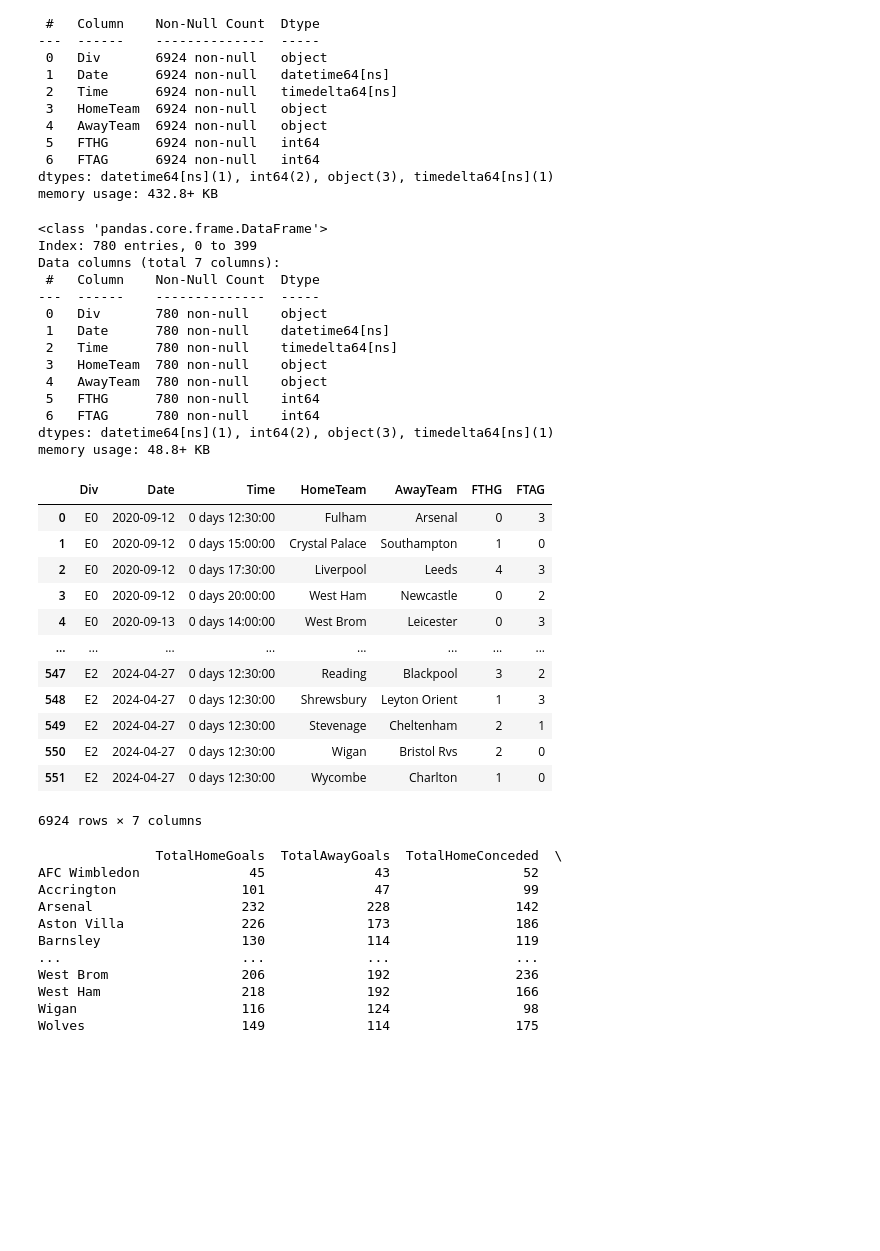
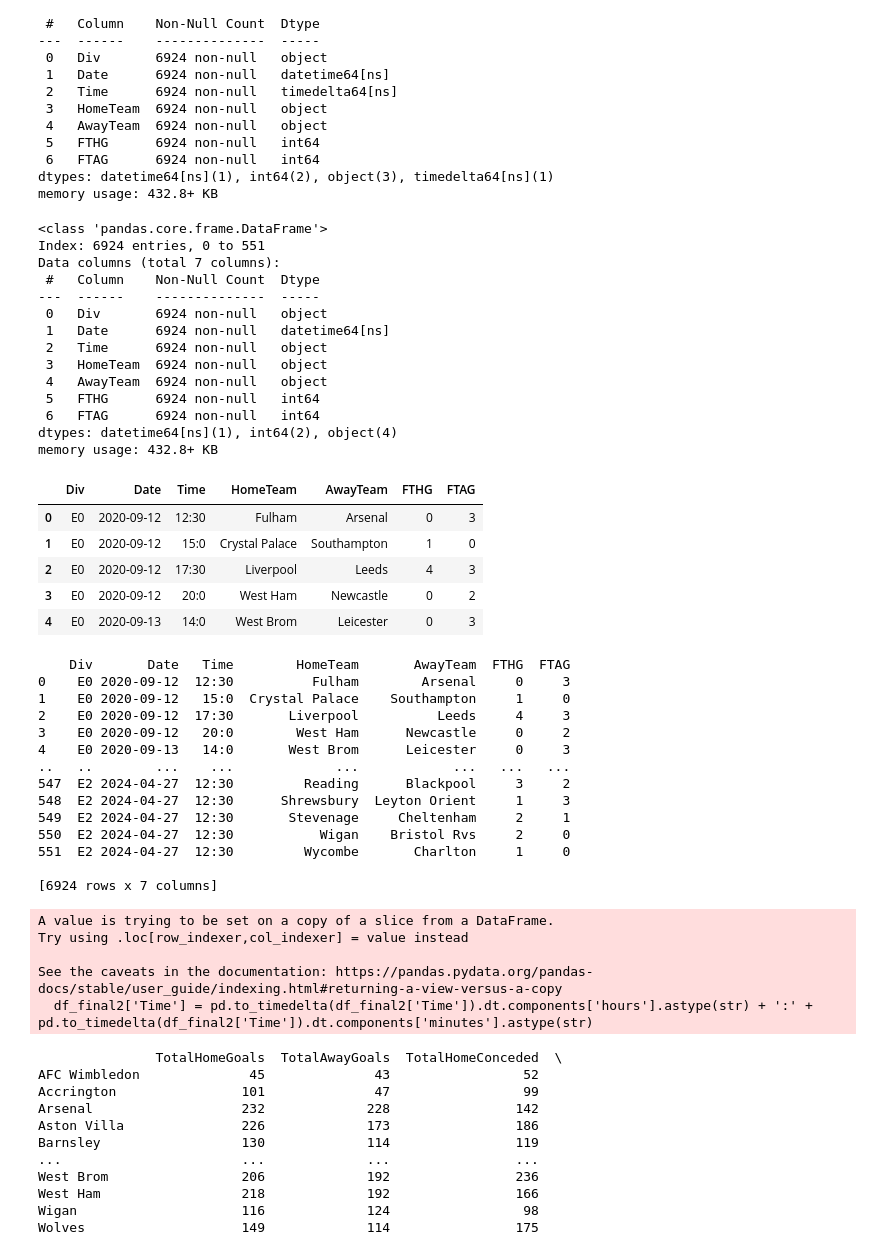
Before and after one commit to gregtsado/Goalbet, a Jupyter notebook: ETL.ipynb, the cells around one changed output. Cells and saved outputs as stored; diff of their text form; code cells hidden in the pictures; blank space fills up the shorter version.

```diff
--- a/ETL.ipynb
+++ b/ETL.ipynb
@@ -302,38 +272,53 @@ memory usage: 432.8+ KB
 # %%
 df_final2.to_csv('goalbet.csv', index=False)
 # %%
-df_final.info()
+df_final2.info()
 # %% [output]
 <class 'pandas.core.frame.DataFrame'>
-Index: 780 entries, 0 to 399
+Index: 6924 entries, 0 to 551
 Data columns (total 7 columns):
  #   Column    Non-Null Count  Dtype
 ---  ------    --------------  -----
- 0   Div       780 non-null    object
- 1   Date      780 non-null    datetime64[ns]
- 2   Time      780 non-null    timedelta64[ns]
- 3   HomeTeam  780 non-null    object
- 4   AwayTeam  780 non-null    object
- 5   FTHG      780 non-null    int64
- 6   FTAG      780 non-null    int64
-dtypes: datetime64[ns](1), int64(2), object(3), timedelta64[ns](1)
-memory usage: 48.8+ KB
+ 0   Div       6924 non-null   object
+ 1   Date      6924 non-null   datetime64[ns]
+ 2   Time      6924 non-null   object
+ 3   HomeTeam  6924 non-null   object
+ 4   AwayTeam  6924 non-null   object
+ 5   FTHG      6924 non-null   int64
+ 6   FTAG      6924 non-null   int64
+dtypes: datetime64[ns](1), int64(2), object(4)
+memory usage: 432.8+ KB
 # %%
-df_final2
+df_final2.head()
 # %% [output]
 |  | Div | Date | Time | HomeTeam | AwayTeam | FTHG | FTAG |
-| 0 | E0 | 2020-09-12 | 0 days 12:30:00 | Fulham | Arsenal | 0 | 3 |
-| 1 | E0 | 2020-09-12 | 0 days 15:00:00 | Crystal Palace | Southampton | 1 | 0 |
-| 2 | E0 | 2020-09-12 | 0 days 17:30:00 | Liverpool | Leeds | 4 | 3 |
-| 3 | E0 | 2020-09-12 | 0 days 20:00:00 | West Ham | Newcastle | 0 | 2 |
-| 4 | E0 | 2020-09-13 | 0 days 14:00:00 | West Brom | Leicester | 0 | 3 |
-| ... | ... | ... | ... | ... | ... | ... | ... |
-| 547 | E2 | 2024-04-27 | 0 days 12:30:00 | Reading | Blackpool | 3 | 2 |
-| 548 | E2 | 2024-04-27 | 0 days 12:30:00 | Shrewsbury | Leyton Orient | 1 | 3 |
-| 549 | E2 | 2024-04-27 | 0 days 12:30:00 | Stevenage | Cheltenham | 2 | 1 |
-| 550 | E2 | 2024-04-27 | 0 days 12:30:00 | Wigan | Bristol Rvs | 2 | 0 |
-| 551 | E2 | 2024-04-27 | 0 days 12:30:00 | Wycombe | Charlton | 1 | 0 |
+| 0 | E0 | 2020-09-12 | 12:30 | Fulham | Arsenal | 0 | 3 |
+| 1 | E0 | 2020-09-12 | 15:0 | Crystal Palace | Southampton | 1 | 0 |
+| 2 | E0 | 2020-09-12 | 17:30 | Liverpool | Leeds | 4 | 3 |
+| 3 | E0 | 2020-09-12 | 20:0 | West Ham | Newcastle | 0 | 2 |
+| 4 | E0 | 2020-09-13 | 14:0 | West Brom | Leicester | 0 | 3 |
-6924 rows × 7 columns
+# %%
+df_final2['Time'] = pd.to_timedelta(df_final2['Time']).dt.components['hours'].astype(str) + ':' + pd.to_timedelta(df_final2['Time']).dt.components['minutes'].astype(str)
+# %% [output]
+    Div       Date   Time        HomeTeam       AwayTeam  FTHG  FTAG
+0    E0 2020-09-12  12:30          Fulham        Arsenal     0     3
+1    E0 2020-09-12   15:0  Crystal Palace    Southampton     1     0
+2    E0 2020-09-12  17:30       Liverpool          Leeds     4     3
+3    E0 2020-09-12   20:0        West Ham      Newcastle     0     2
+4    E0 2020-09-13   14:0       West Brom      Leicester     0     3
+..   ..        ...    ...             ...            ...   ...   ...
+547  E2 2024-04-27  12:30         Reading      Blackpool     3     2
+548  E2 2024-04-27  12:30      Shrewsbury  Leyton Orient     1     3
+549  E2 2024-04-27  12:30       Stevenage     Cheltenham     2     1
+550  E2 2024-04-27  12:30           Wigan    Bristol Rvs     2     0
+551  E2 2024-04-27  12:30         Wycombe       Charlton     1     0
+
+[6924 rows x 7 columns]
+A value is trying to be set on a copy of a slice from a DataFrame.
+Try using .loc[row_indexer,col_indexer] = value instead
+
+See the caveats in the documentation: https://pandas.pydata.org/pandas-docs/stable/user_guide/indexing.html#returning-a-view-versus-a-copy
+  df_final2['Time'] = pd.to_timedelta(df_final2['Time']).dt.components['hours'].astype(str) + ':' + pd.to_timedelta(df_final2['Time']).dt.components['minutes'].astype(str)
 # %%
 # Example dataframe creation for demonstration
 import pandas as pd
```
Also changed, not shown: parts of 16 cells of this notebook, 15 other files.
